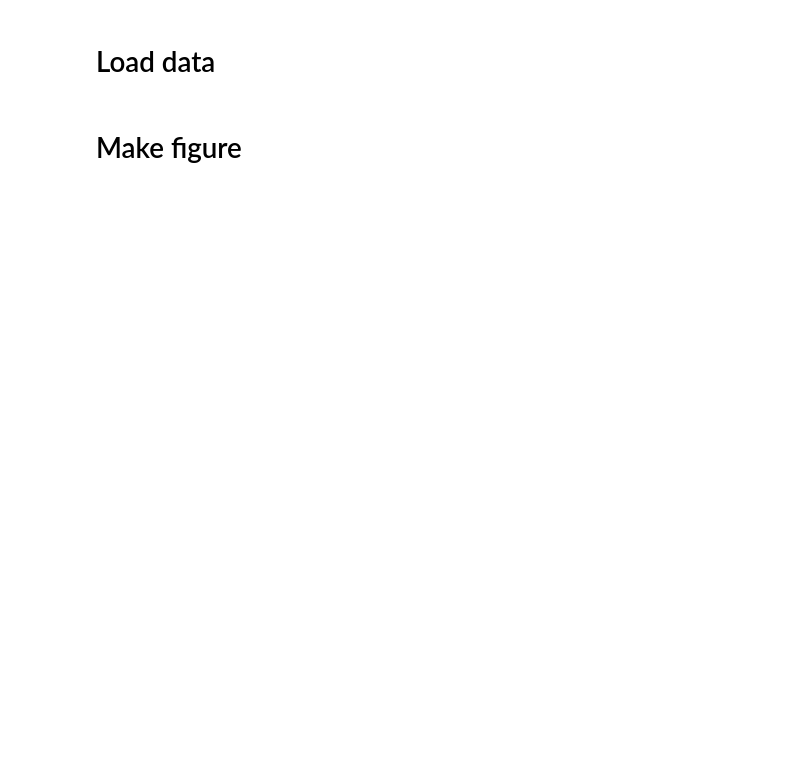
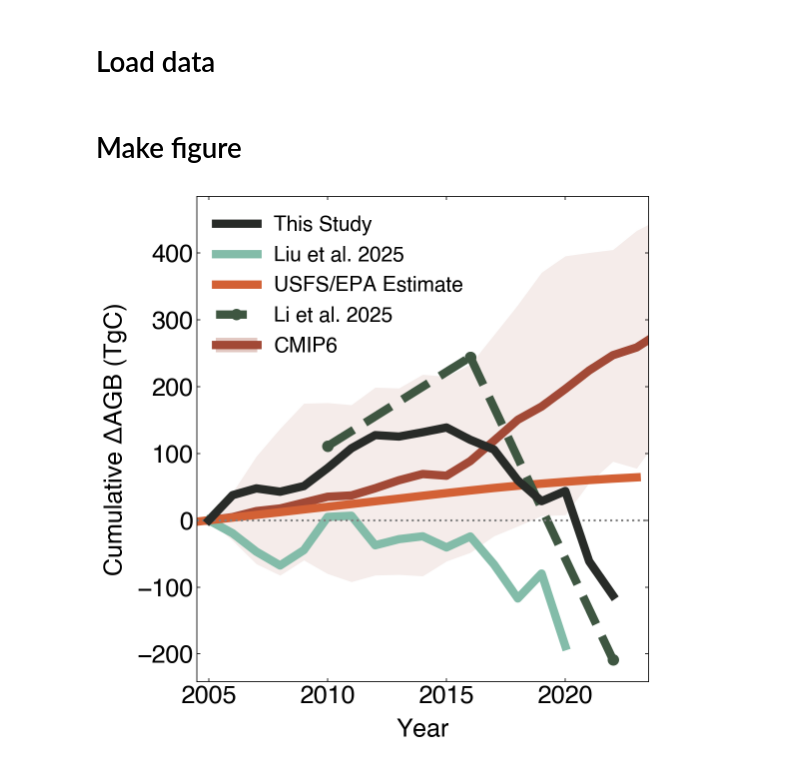
Before and after one commit to carbonplan/western-us-biomass, a Jupyter notebook: nbs/4_make_figures/Figure_5.ipynb, the cells around one changed output. Saved outputs shown, nothing was run; the diff lists cells and outputs as text; code cells hidden in the pictures; blank space fills up the shorter version.

```diff
--- a/nbs/4_make_figures/Figure_5.ipynb
+++ b/nbs/4_make_figures/Figure_5.ipynb
@@ -54,66 +54,81 @@ p50 = cmip_tseries["change_since_2005"].mean(dim="ensemble_member")
 p90 = cmip_tseries["change_since_2005"].quantile(0.9, dim="ensemble_member")
 # %% [markdown]
 # Make figure
+# %%
+color_CMIP = "#A24936"
+color_Liu = "#83BCA9"
+color_this_study = "#282B28"
+color_Li = "#3E5641"
+color_EPA = "#D36135"
 # %%
 figure_settings.apply_style()
 
 plt.figure(figsize=(8, 8))
 
-figure_settings.apply_style()
-
-# Stack all CMIP6 anomaly time series and compute percentile envelope
-plt.fill_between(cmip_times, p10, p90, color="#bc85d9", alpha=0.1, linewidth=0)
-plt.plot(cmip_times, p50, color="#bc85d9")
 plt.plot(
     biomass_mean_west.index,
     (np.array(biomass_mean_west)) - (np.array(biomass_mean_west))[0],
     ".-",
-    color="#85a2f7",
+    color=color_this_study,
     label="This Study",
+    zorder=10,
 )
+
+plt.fill_between(cmip_times, p10, p90, color=color_CMIP, alpha=0.1, linewidth=0)
+plt.plot(cmip_times, p50, color=color_CMIP)
+
 plt.plot(
     np.arange(2005, 2021),
     tseries_Liu - tseries_Liu[0],
     label="Liu et al. 2025",
-    color="#e587b6",
+    color=color_Liu,
 )
 plt.plot(
     western_stocks["year"],
     western_stocks["live_biomass_MMT"] - western_stocks["live_biomass_MMT"][15],
     "-",
-    color="gray",
+    color=color_EPA,
     label="USFS/EPA Estimate",
 )
 plt.plot(
     [2010, 2016],
     [trend1_westwide * 5, trend1_westwide * 11],
     "--.",
-    color="#64b9c4",
+    color=color_Li,
     markersize=20,
 )
 plt.plot(
     [2016, 2022],
     [trend1_westwide * 11, trend1_westwide * 11 + trend2_westwide * 6],
     "--.",
-    color="#64b9c4",
+    color=color_Li,
     markersize=20,
     label="Li et al. 2025",
 )
 plt.xlim([2004.5, 2023.5])
-plt.axhline(y=0, linestyle=":", color="gray")
+plt.axhline(
+    y=0,
+    linestyle=":",
+    color="gray",
+    linewidth=figure_settings.style_settings["lines.linewidth"] / 4,
+)
 cmip_handle = (
-    Patch(facecolor="#bc85d9", alpha=0.3, linewidth=0),
-    Line2D([0], [0], color="#bc85d9"),
+    Patch(facecolor=color_CMIP, alpha=0.3, linewidth=0),
+    Line2D([0], [0], color=color_CMIP),
 )
 handles, labels = plt.gca().get_legend_handles_labels()
-handles = [cmip_handle] + handles
-labels = ["CMIP6"] + labels
+handles = handles + [cmip_handle]
+labels = labels + ["CMIP6"]
 plt.legend(handles, labels, framealpha=False)
-plt.ylabel("Cumulative change in western \n live forest biomass (MMT C)")
+plt.ylabel("Cumulative ΔAGB (TgC)")
 
 ax = plt.gca()
 ax.set_xticks(np.arange(2005, 2024, 5))
 ax.xaxis.set_major_formatter(plt.FuncFormatter(lambda x, _: f"{int(x)}"))
+ax.set_xlabel("Year")
 
 plt.tight_layout()
 plt.savefig(dir_info.dir_figures + "Figure5.jpg")
+plt.savefig(dir_info.dir_figures + "Figure5.pdf")
+# %% [output]
+[figure, added]
```
Also changed, not shown: 5 other files.
